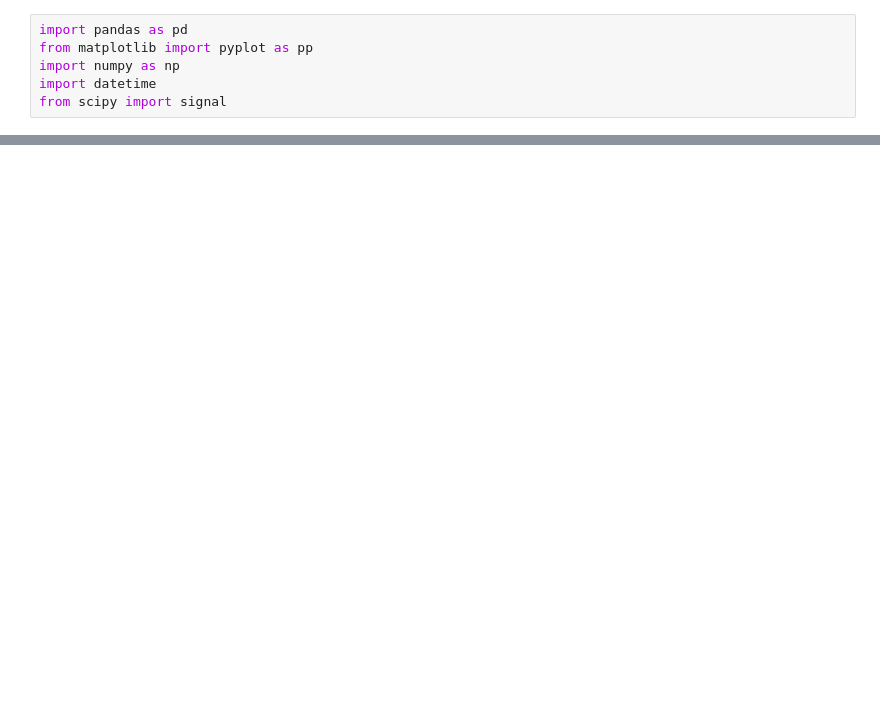
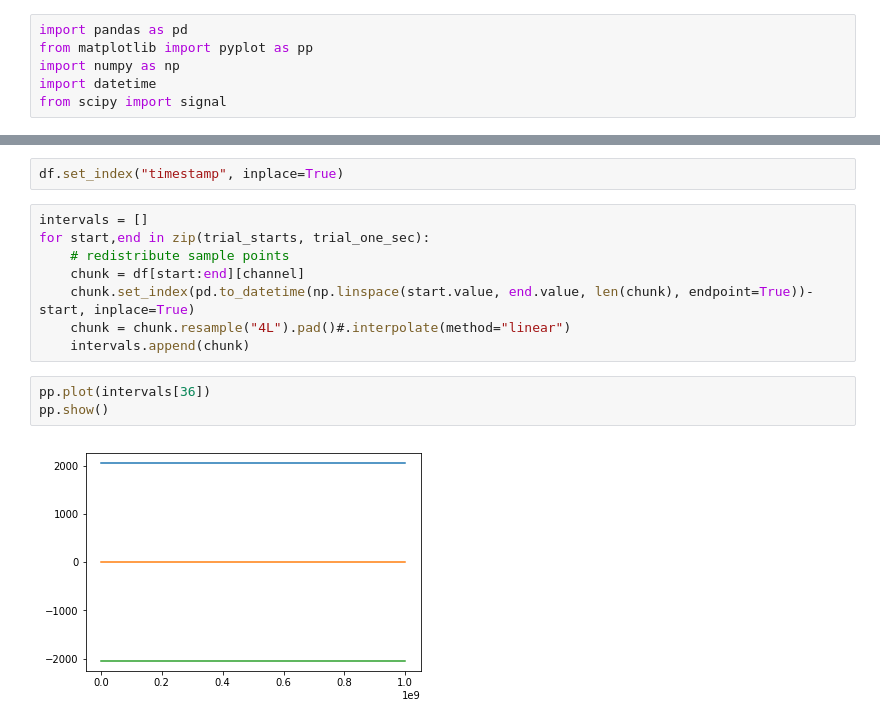
Before and after one commit to pnieters/tflow_edge, a Jupyter notebook: code/erp_test/inspect_data.ipynb, the cells around one changed output, grey strips where cells are left out. Cells and saved outputs as stored; diff of their text form; blank space fills up the shorter version.

```diff
--- a/code/erp_test/inspect_data.ipynb
+++ b/code/erp_test/inspect_data.ipynb
@@ -36,3 +37,18 @@ pp.show()
+# %%
+df.set_index("timestamp", inplace=True)
+# %%
+intervals = []
+for start,end in zip(trial_starts, trial_one_sec):
+    # redistribute sample points
+    chunk = df[start:end][channel]
+    chunk.set_index(pd.to_datetime(np.linspace(start.value, end.value, len(chunk), endpoint=True))-start, inplace=True)
+    chunk = chunk.resample("4L").pad()#.interpolate(method="linear")
+    intervals.append(chunk)
+# %%
+pp.plot(intervals[36])
+pp.show()
+# %% [output]
+[figure, added]
 # %%
 fig,axes = pp.subplots(ncols=2, nrows=4, figsize=(15,10), sharex=True, sharey=True)
 for ch,ax in enumerate(axes.ravel()):
```
Also changed, not shown: parts of 3 cells of this notebook, 2 other files.
